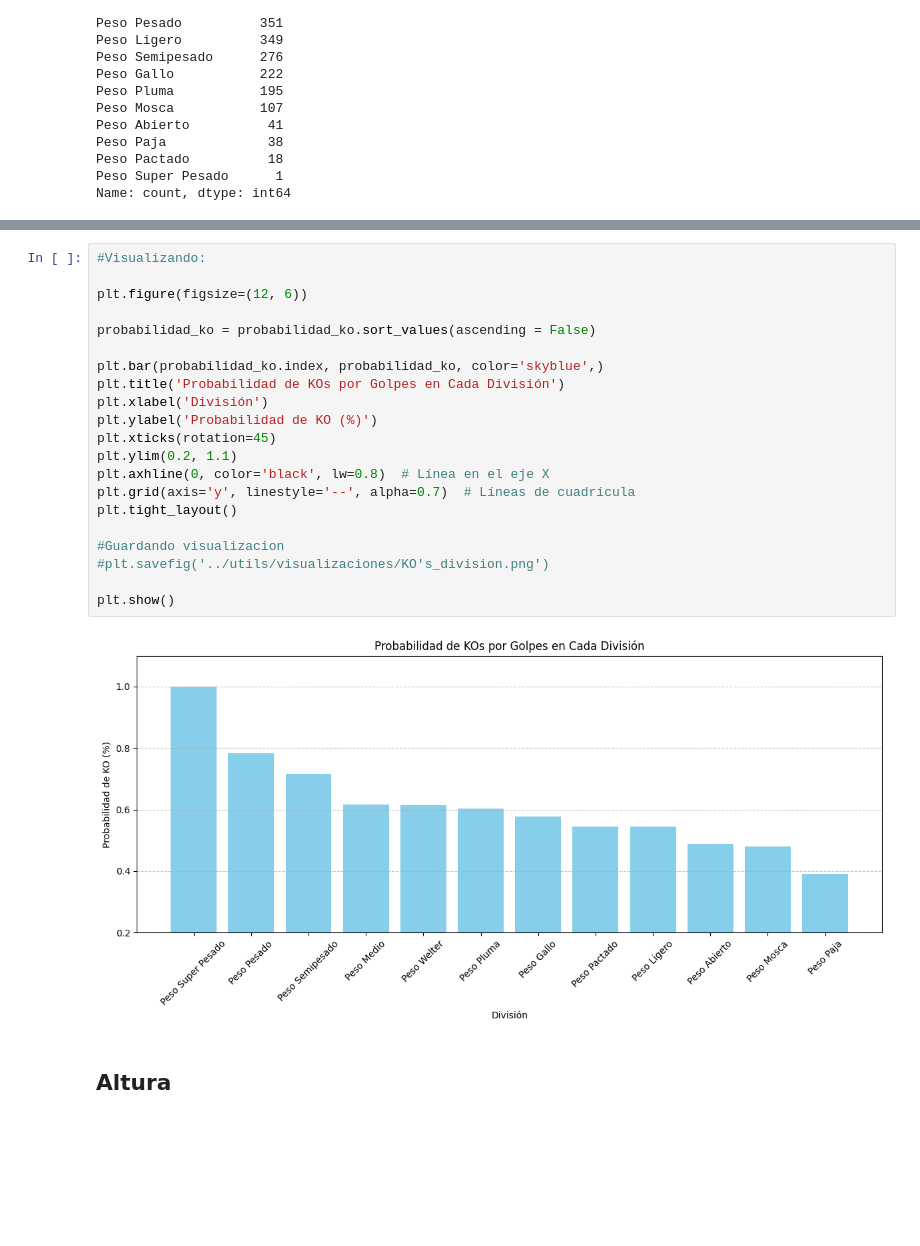
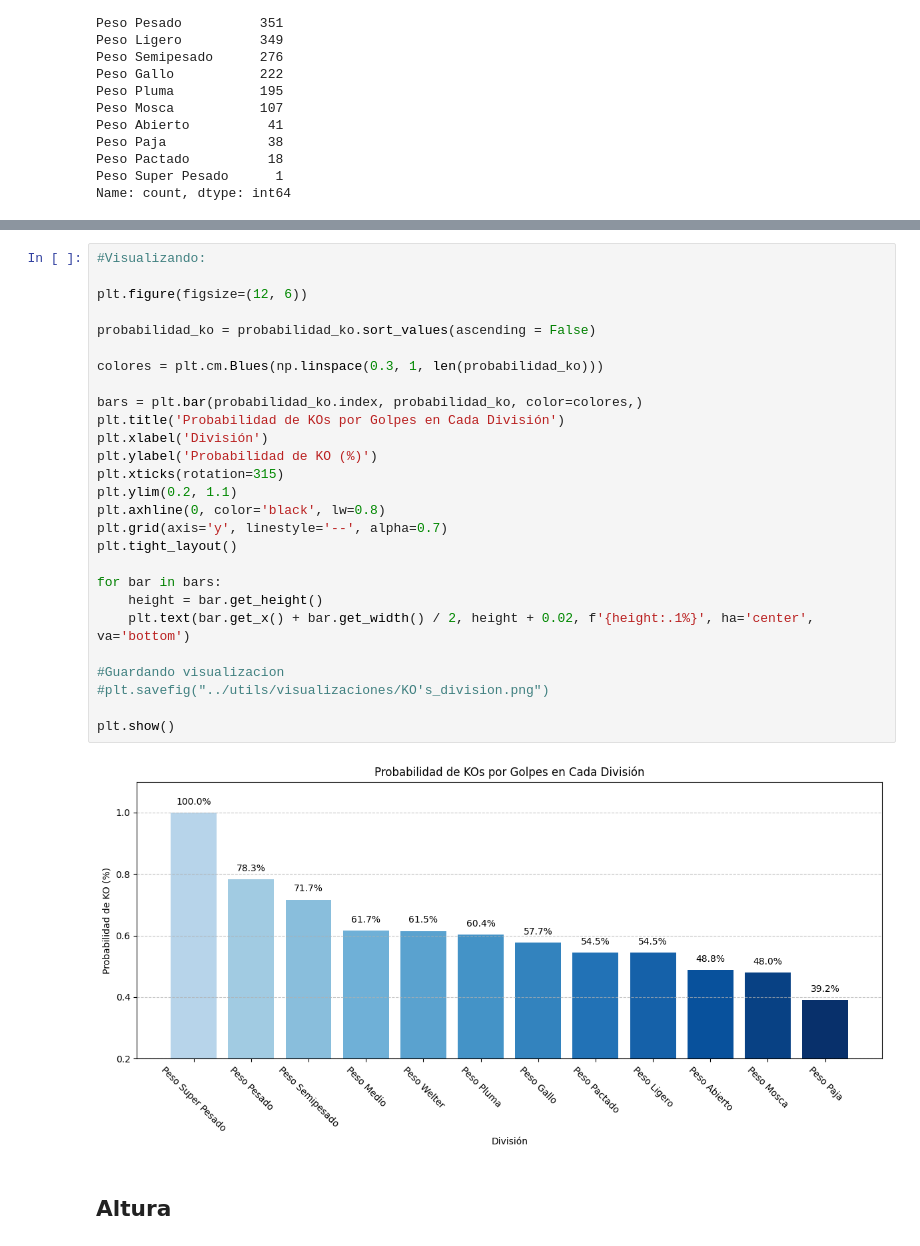
Before and after one commit to JavierRodriguezFontiveros/UFC_EDA, a Jupyter notebook: SRC/notebook/UFC_Notebook.ipynb, the cells around one changed output, grey strips where cells are left out. Saved outputs shown, nothing was run; the diff lists cells and outputs as text; blank space fills up the shorter version.

```diff
--- a/SRC/notebook/UFC_Notebook.ipynb
+++ b/SRC/notebook/UFC_Notebook.ipynb
@@ -632,25 +683,31 @@ Name: count, dtype: float64
 # %%
 #Visualizando:
 
 plt.figure(figsize=(12, 6))
 
 probabilidad_ko = probabilidad_ko.sort_values(ascending = False)
 
-plt.bar(probabilidad_ko.index, probabilidad_ko, color='skyblue',)
+colores = plt.cm.Blues(np.linspace(0.3, 1, len(probabilidad_ko)))
+
+bars = plt.bar(probabilidad_ko.index, probabilidad_ko, color=colores,)
 plt.title('Probabilidad de KOs por Golpes en Cada División')
 plt.xlabel('División')
 plt.ylabel('Probabilidad de KO (%)')
-plt.xticks(rotation=45)
+plt.xticks(rotation=315)
 plt.ylim(0.2, 1.1)
-plt.axhline(0, color='black', lw=0.8)  # Línea en el eje X
-plt.grid(axis='y', linestyle='--', alpha=0.7)  # Líneas de cuadrícula
+plt.axhline(0, color='black', lw=0.8)
+plt.grid(axis='y', linestyle='--', alpha=0.7)
 plt.tight_layout()
 
+for bar in bars:
+    height = bar.get_height()
+    plt.text(bar.get_x() + bar.get_width() / 2, height + 0.02, f'{height:.1%}', ha='center', va='bottom')
+
 #Guardando visualizacion
-#plt.savefig('../utils/visualizaciones/KO's_division.png')
+#plt.savefig("../utils/visualizaciones/KO's_division.png")
 
 plt.show()
 # %% [output]
-[figure, old version]
+[figure, new version]
 # %% [markdown]
 ## Altura
```
Also changed, not shown: parts of 22 cells of this notebook, 7 other files.
